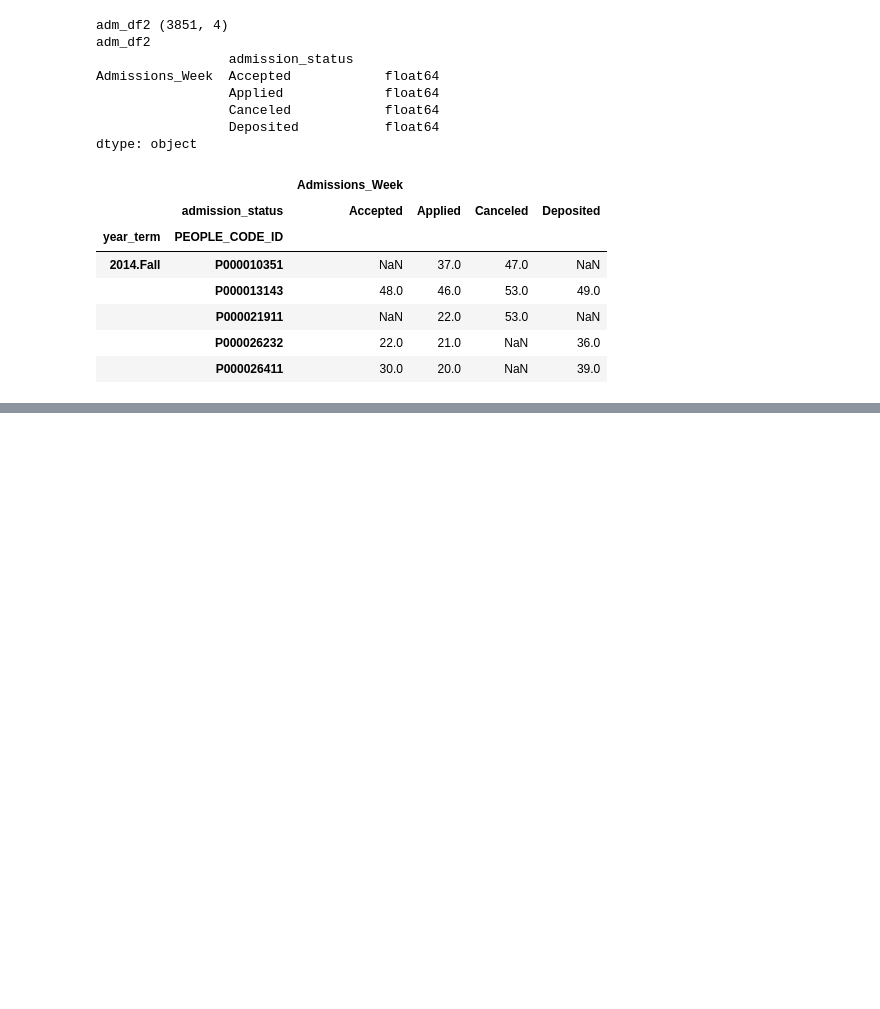
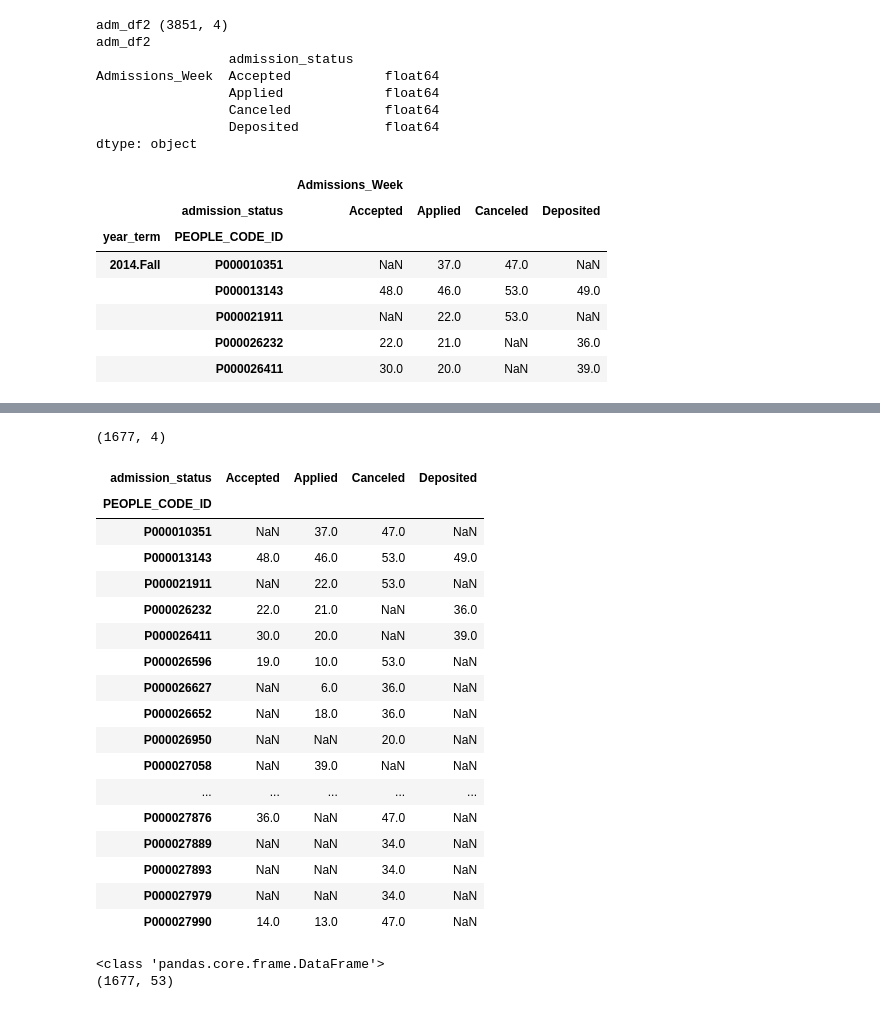
Before and after one commit to JeffWalton-PSC/Admissions, a Jupyter notebook: funnel/admissions_historic_data.ipynb, the cells around one changed output, grey strips where cells are left out. Drawn from its saved outputs; the diff is of its cells as text; code cells hidden in the pictures; blank space fills up the shorter version.

```diff
--- a/funnel/admissions_historic_data.ipynb
+++ b/funnel/admissions_historic_data.ipynb
@@ -400,3 +400,5 @@ adm_df2.head()
 |  | P000021911 | NaN | 22.0 | 53.0 | NaN |
 |  | P000026232 | 22.0 | 21.0 | NaN | 36.0 |
 |  | P000026411 | 30.0 | 20.0 | NaN | 39.0 |
+# %%
+q = adm_df1.loc[(adm_df1['year_term']=='2014.Fall'), ['PEOPLE_CODE_ID', 'Admissions_Week', 'admission_status']]
@@ -402,0 +416,2 @@ adm_df2.head()
+# %%
+w = q.set_index(['PEOPLE_CODE_ID'])
@@ -402,0 +441,24 @@ adm_df2.head()
+# %%
+e = q.pivot('PEOPLE_CODE_ID', 'admission_status', 'Admissions_Week')
+print(e.shape)
+e.head(30)
+# %% [output]
+(1677, 4)
+| admission_status | Accepted | Applied | Canceled | Deposited |
+| PEOPLE_CODE_ID |  |  |  |  |
+| P000010351 | NaN | 37.0 | 47.0 | NaN |
+| P000013143 | 48.0 | 46.0 | 53.0 | 49.0 |
+| P000021911 | NaN | 22.0 | 53.0 | NaN |
+| P000026232 | 22.0 | 21.0 | NaN | 36.0 |
+| P000026411 | 30.0 | 20.0 | NaN | 39.0 |
+| P000026596 | 19.0 | 10.0 | 53.0 | NaN |
+| P000026627 | NaN | 6.0 | 36.0 | NaN |
+| P000026652 | NaN | 18.0 | 36.0 | NaN |
+| P000026950 | NaN | NaN | 20.0 | NaN |
+| P000027058 | NaN | 39.0 | NaN | NaN |
+| ... | ... | ... | ... | ... |
+| P000027876 | 36.0 | NaN | 47.0 | NaN |
+| P000027889 | NaN | NaN | 34.0 | NaN |
+| P000027893 | NaN | NaN | 34.0 | NaN |
+| P000027979 | NaN | NaN | 34.0 | NaN |
+| P000027990 | 14.0 | 13.0 | 47.0 | NaN |
@@ -402,0 +482,13 @@ adm_df2.head()
+# %%
+data_frame = e
+field='Applied'
+weeks = range(1,54)
+r = pd.DataFrame(np.zeros((data_frame.shape[0],53)), index=data_frame.index, columns=[f'{field}_{w:02d}' for w in weeks])
+for w in weeks:
+    r.loc[:,f'{field}_{w:02d}'] = f_applied(field, data_frame, w)
+
+print(type(r))
+print(r.shape)
+# %% [output]
+<class 'pandas.core.frame.DataFrame'>
+(1677, 53)
```
Also changed, not shown: parts of 9 cells of this notebook.
